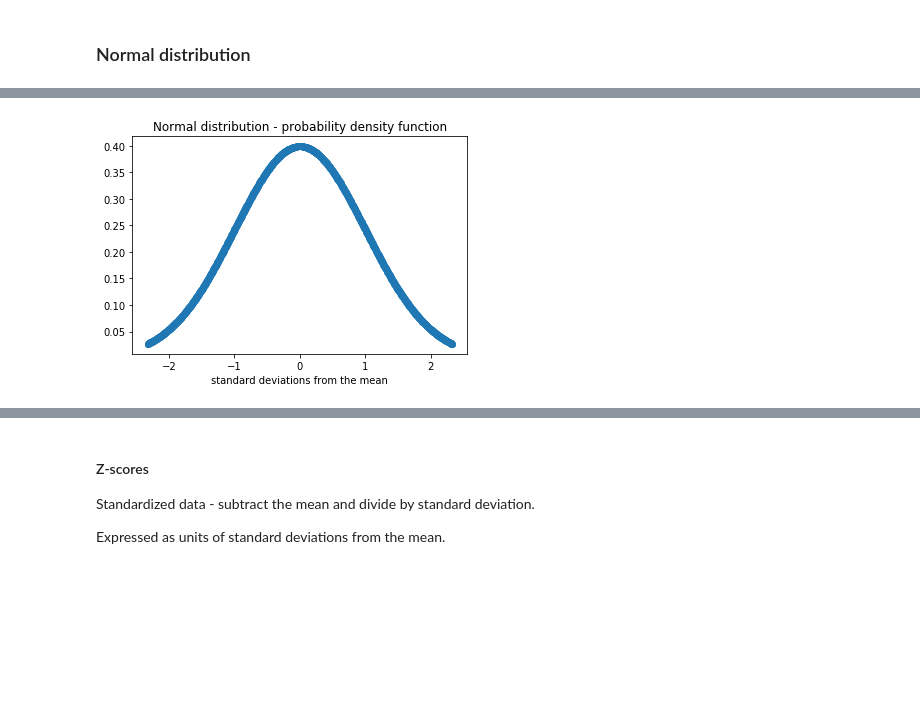
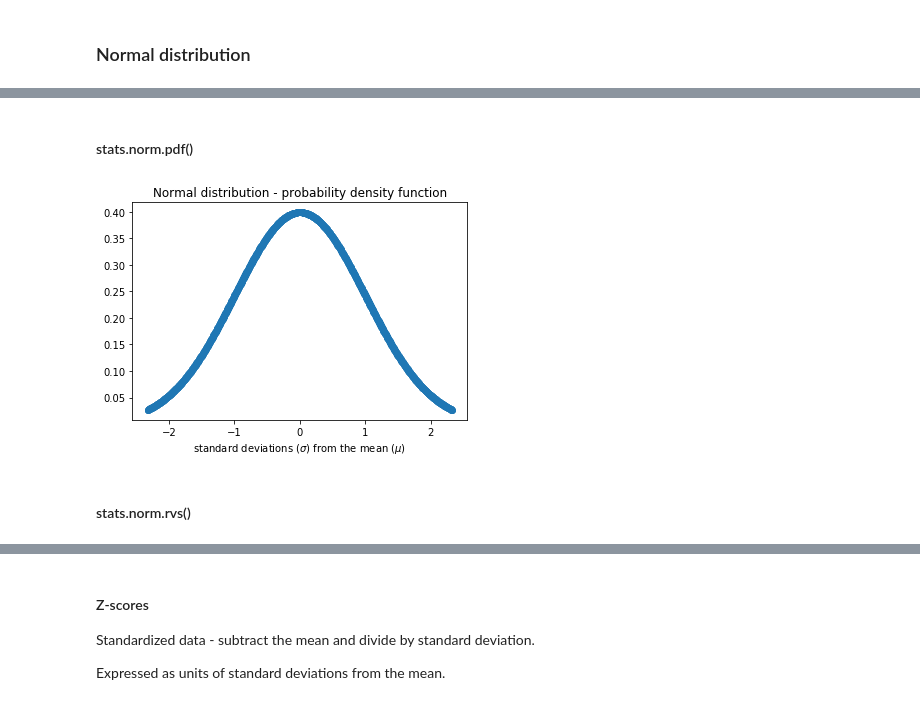
Before and after one commit to andrewmontes87/practical_statistics_py, a Jupyter notebook: notebooks/02 - Data and sampling distributions.ipynb, the cells around one changed output, grey strips where cells are left out. Saved outputs shown, nothing was run; the diff lists cells and outputs as text; code cells hidden in the pictures; blank space fills up the shorter version.

```diff
--- a/notebooks/02 - Data and sampling distributions.ipynb
+++ b/notebooks/02 - Data and sampling distributions.ipynb
@@ -336,17 +359,27 @@ plt.show()
+# %% [markdown]
+#### stats.norm.pdf()
 # %%
 ### probability density function with stats.norm.pdf()
 ### (density of a continuous random variable)
+
+### Continuous probability distributions also known as probability
+### density functions, they are functions that take on continuous
+### values (e.g. values on the real line). Examples include the
+### normal distribution, the exponential distribution and the beta
+### distribution.
 
 x = np.linspace(stats.norm.ppf(0.01),
                 stats.norm.ppf(0.99), 1000)
 
 y = stats.norm.pdf(x)
 
 ## plot with matplotlib
 plt.plot(x, y, 'o-')
 plt.title('Normal distribution - probability density function')
-plt.xlabel('standard deviations from the mean')
+plt.xlabel('standard deviations ($\sigma$) from the mean ($\mu$)')
 plt.show()
 # %% [output]
-[figure, old version]
+[figure, new version]
+# %% [markdown]
+#### stats.norm.rvs()
 # %%
```
Also changed, not shown: parts of 66 cells of this notebook, 2 other files.
